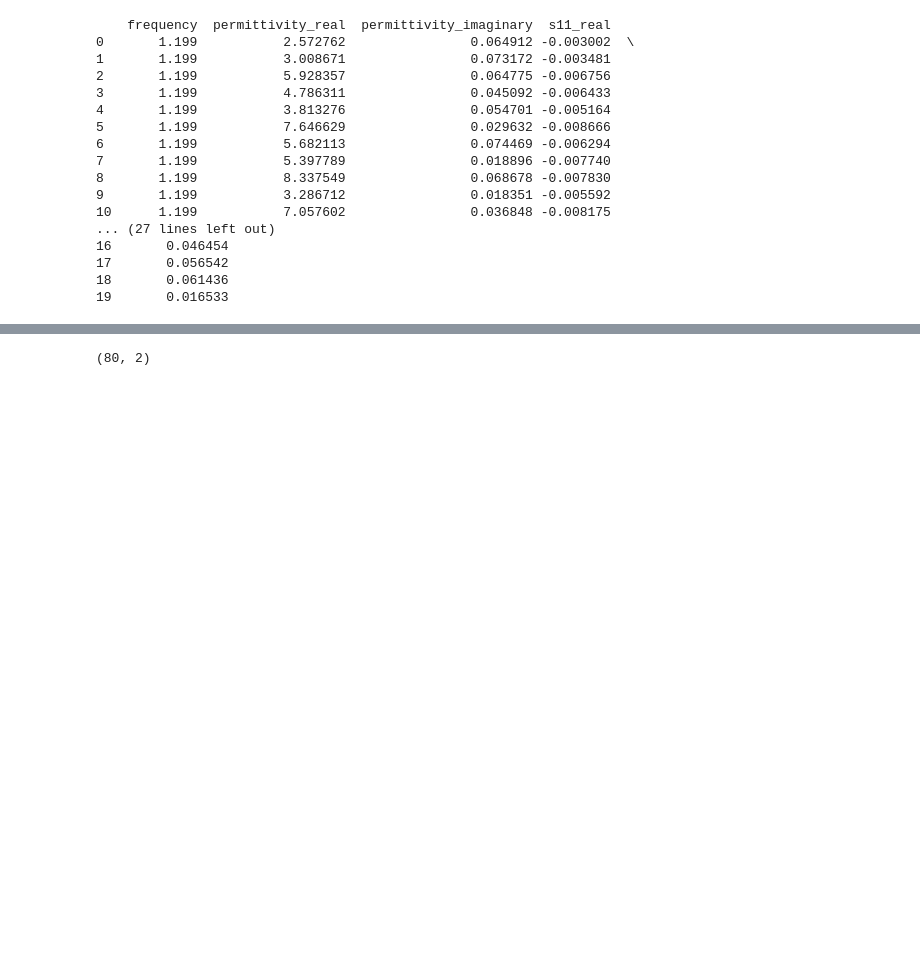
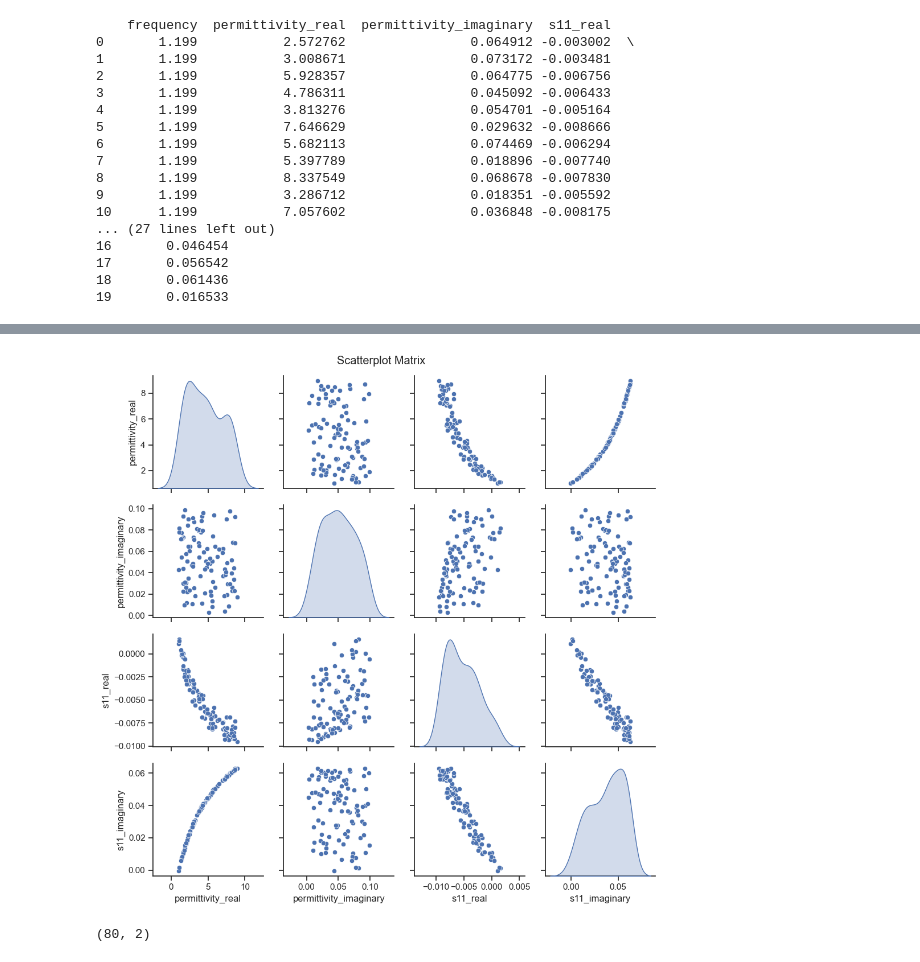
Before and after one commit to DanteMillerDS/NASA-Material-Classifier-OLD, a Jupyter notebook: material_classifier.ipynb, the cells around one changed output, grey strips where cells are left out. Cells and saved outputs as stored; diff of their text form; code cells hidden in the pictures; blank space fills up the shorter version.

```diff
--- a/material_classifier.ipynb
+++ b/material_classifier.ipynb
@@ -81,3 +101,11 @@ print(df.head(20))
+# %%
+sns.set(style="ticks")
+sns.pairplot(df[columns], diag_kind="kde")
+plt.suptitle('Scatterplot Matrix')
+plt.tight_layout()
+plt.show()
+# %% [output]
+[figure, added]
 # %%
 X = df[['s11_real', 's11_imaginary']].values
 y = df[['permittivity_real', 'permittivity_imaginary']].values
```
Also changed, not shown: parts of 8 cells of this notebook.
